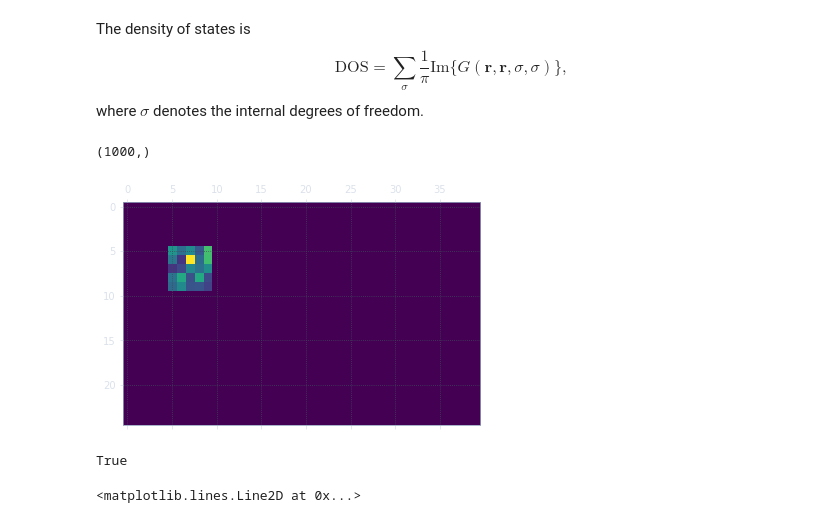
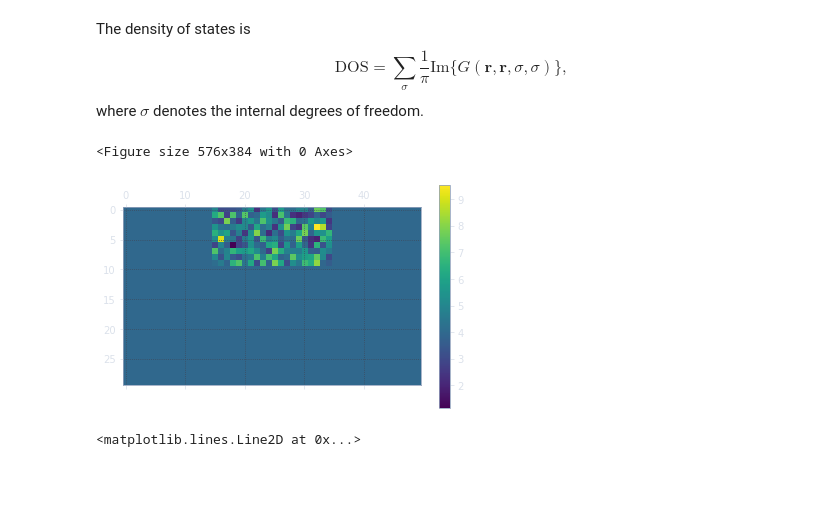
Before and after one commit to dnnagy/mezo2019, a Jupyter notebook: BHZ.ipynb, the cells around one changed output. Drawn from its saved outputs; the diff is of its cells as text; code cells hidden in the pictures; blank space fills up the shorter version.

```diff
--- a/BHZ.ipynb
+++ b/BHZ.ipynb
@@ -144,8 +147,8 @@ def get_H0_col_dirty(nrows, Delta, rows_dirty_from, rows_dirty_to, use_full_mtx,
     H0col = ss.kron(np.eye(nrows), Delta*H0)\
     + ss.kron(np.diag(np.ones(nrows-1), 1), H1y)\
     + ss.kron(np.diag(np.ones(nrows-1), -1), H1y.T.conj())\
-    + ss.block_diag([scale*np.random.randn(4,4) if use_full_mtx and rows_dirty_from<=k<rows_dirty_to
-                     else scale*np.diag(np.random.randn(4)) if rows_dirty_from<=k<rows_dirty_to
+    + ss.block_diag([np.random.normal(loc=0.0, scale=scale, size=(4,4)) if use_full_mtx and rows_dirty_from<=k<rows_dirty_to
+                     else np.diag(np.random.normal(loc=0.0, scale=scale, size=4)) if rows_dirty_from<=k<rows_dirty_to
                      else np.eye(4)
                      for k in range(nrows)])
     return H0col
@@ -197,7 +200,6 @@ def plot_system(HS, nrows, ncols):
             break
     diags_reduced = np.array(diags_reduced)
 
-    print(diags_reduced.shape)
     # Build the matrix that corresponds to the system of nrow, ncols shape
     it = iter(diags_reduced)
     sys = np.zeros(shape=(nrows, ncols))
@@ -205,18 +207,19 @@ def plot_system(HS, nrows, ncols):
         for j in range(nrows):
             sys[j,i] = next(it)
 
+    plt.figure(dpi=96)
     plt.matshow( sys )
+    plt.colorbar()
 # %%
-HS = get_HS_dirty(nrows=25, ncols=40, Delta=1.0, dirty_region=(5, 5, 10, 10), use_full_mtx=False, scale=8.0)
-#HS = get_HS(nrows=25, ncols=40, Delta=1.0)
-plot_system(HS, nrows=25, ncols=40)
+nrows = 30
+ncols = 50
+dirty_region = (0, 15, 10, 35)
+
+HS = get_HS_dirty(nrows=nrows, ncols=ncols, Delta=1.0, dirty_region=dirty_region, use_full_mtx=False, scale=1.0)
+plot_system(HS, nrows=nrows, ncols=ncols)
 # %% [output]
-(1000,)
+<Figure size 576x384 with 0 Axes>
-[figure, old version]
+[figure, new version]
-# %%
-HS.shape[0] == 4*nrows*ncols
-# %% [output]
-True
 # %%
 plt.spy(HS)
 # %% [output]
```
Also changed, not shown: parts of 10 cells of this notebook.
